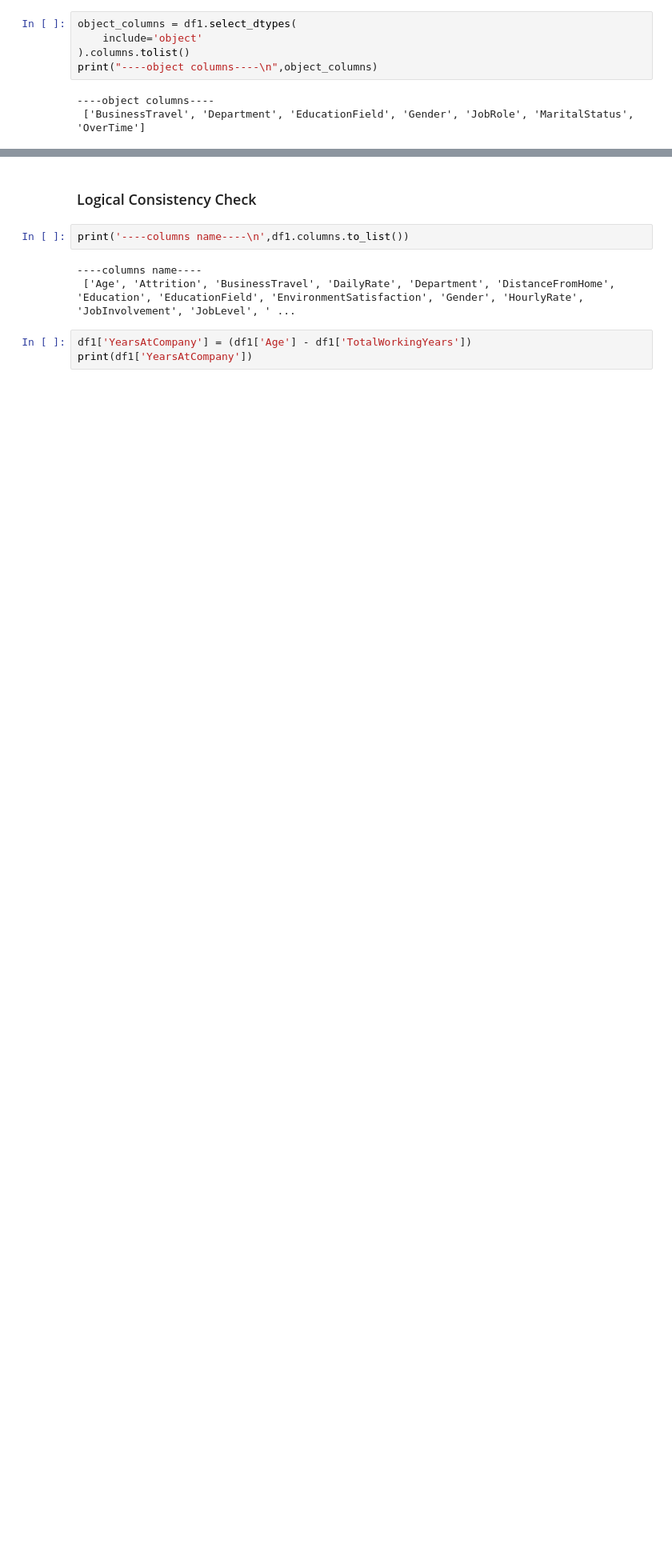
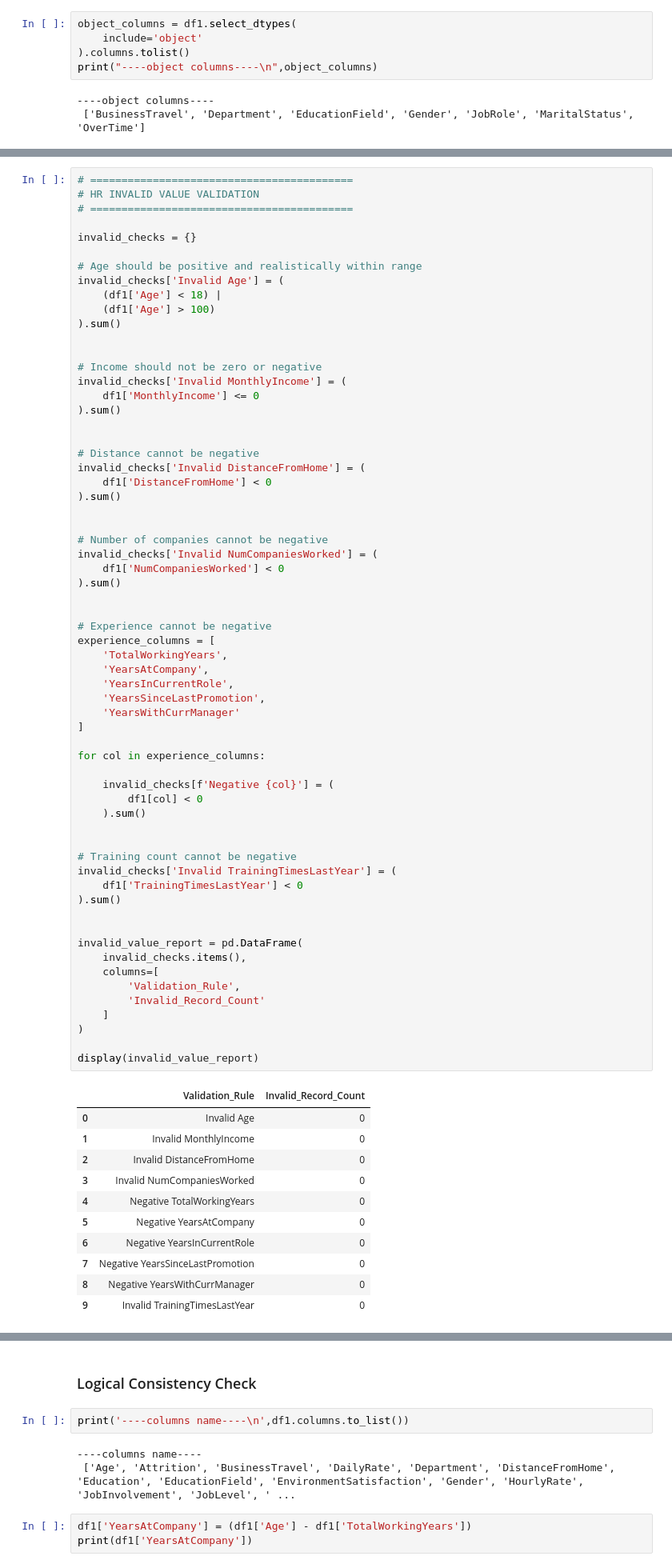
Before and after one commit to mananipratik/i_project, a Jupyter notebook: nb/2_data_cleaning.ipynb, the cells around one changed output, grey strips where cells are left out. Shown at 80% size. Saved outputs shown, nothing was run; the diff lists cells and outputs as text; blank space fills up the shorter version.

```diff
--- a/nb/2_data_cleaning.ipynb
+++ b/nb/2_data_cleaning.ipynb
@@ -229,0 +232,75 @@ print("----object columns----\n",object_columns)
+# %%
+# ==========================================
+# HR INVALID VALUE VALIDATION
+# ==========================================
+
+invalid_checks = {}
+
+# Age should be positive and realistically within range
+invalid_checks['Invalid Age'] = (
+    (df1['Age'] < 18) |
+    (df1['Age'] > 100)
+).sum()
+
+
+# Income should not be zero or negative
+invalid_checks['Invalid MonthlyIncome'] = (
+    df1['MonthlyIncome'] <= 0
+).sum()
+
+
+# Distance cannot be negative
+invalid_checks['Invalid DistanceFromHome'] = (
+    df1['DistanceFromHome'] < 0
+).sum()
+
+
+# Number of companies cannot be negative
+invalid_checks['Invalid NumCompaniesWorked'] = (
+    df1['NumCompaniesWorked'] < 0
+).sum()
+
+
+# Experience cannot be negative
+experience_columns = [
+    'TotalWorkingYears',
+    'YearsAtCompany',
+    'YearsInCurrentRole',
+    'YearsSinceLastPromotion',
+    'YearsWithCurrManager'
+]
+
+for col in experience_columns:
+
+    invalid_checks[f'Negative {col}'] = (
+        df1[col] < 0
+    ).sum()
+
+
+# Training count cannot be negative
+invalid_checks['Invalid TrainingTimesLastYear'] = (
+    df1['TrainingTimesLastYear'] < 0
+).sum()
+
+
+invalid_value_report = pd.DataFrame(
+    invalid_checks.items(),
+    columns=[
+        'Validation_Rule',
+        'Invalid_Record_Count'
+    ]
+)
+
+display(invalid_value_report)
+# %% [output]
+|  | Validation_Rule | Invalid_Record_Count |
+| 0 | Invalid Age | 0 |
+| 1 | Invalid MonthlyIncome | 0 |
+| 2 | Invalid DistanceFromHome | 0 |
+| 3 | Invalid NumCompaniesWorked | 0 |
+| 4 | Negative TotalWorkingYears | 0 |
+| 5 | Negative YearsAtCompany | 0 |
+| 6 | Negative YearsInCurrentRole | 0 |
+| 7 | Negative YearsSinceLastPromotion | 0 |
+| 8 | Negative YearsWithCurrManager | 0 |
+| 9 | Invalid TrainingTimesLastYear | 0 |
```
Also changed, not shown: parts of 9 cells of this notebook, 2 other files.
